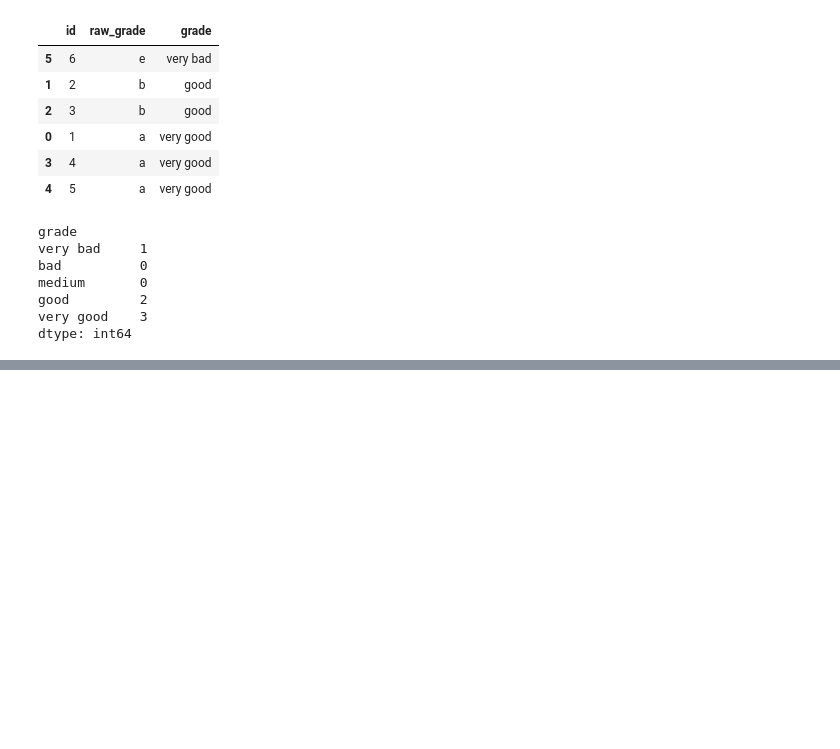
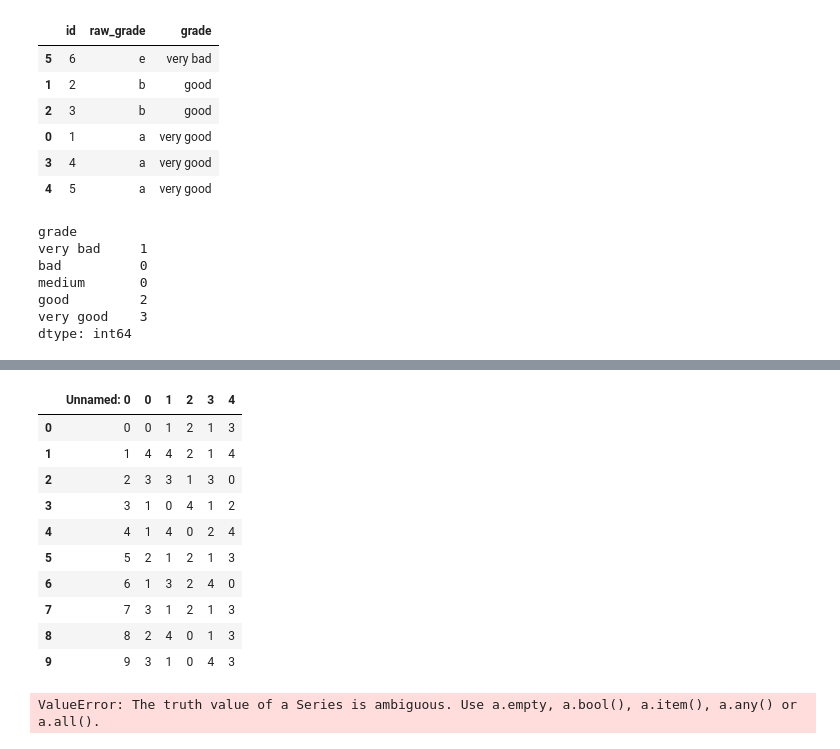
Before and after one commit to hyeonggwon/ML_Study, a Jupyter notebook: pandas_study/pandas_basic.ipynb, the cells around one changed output, grey strips where cells are left out. Cells and saved outputs as stored; diff of their text form; code cells hidden in the pictures; blank space fills up the shorter version.

```diff
--- a/pandas_study/pandas_basic.ipynb
+++ b/pandas_study/pandas_basic.ipynb
@@ -1002,0 +1018,19 @@ ModuleNotFoundError: No module named 'openpyxl'
+# %%
+pd.read_excel("foo.xlsx", "Sheet1", index_col=None, na_values=["NA"])
+# %% [output]
+|  | Unnamed: 0 | 0 | 1 | 2 | 3 | 4 |
+| 0 | 0 | 0 | 1 | 2 | 1 | 3 |
+| 1 | 1 | 4 | 4 | 2 | 1 | 4 |
+| 2 | 2 | 3 | 3 | 1 | 3 | 0 |
+| 3 | 3 | 1 | 0 | 4 | 1 | 2 |
+| 4 | 4 | 1 | 4 | 0 | 2 | 4 |
+| 5 | 5 | 2 | 1 | 2 | 1 | 3 |
+| 6 | 6 | 1 | 3 | 2 | 4 | 0 |
+| 7 | 7 | 3 | 1 | 2 | 1 | 3 |
+| 8 | 8 | 2 | 4 | 0 | 1 | 3 |
+| 9 | 9 | 3 | 1 | 0 | 4 | 3 |
+# %%
+if pd.Series([False, True, False]):
+    print("I was True")
+# %% [output]
+ValueError: The truth value of a Series is ambiguous. Use a.empty, a.bool(), a.item(), a.any() or a.all().
```
Also changed, not shown: parts of 70 cells of this notebook.
